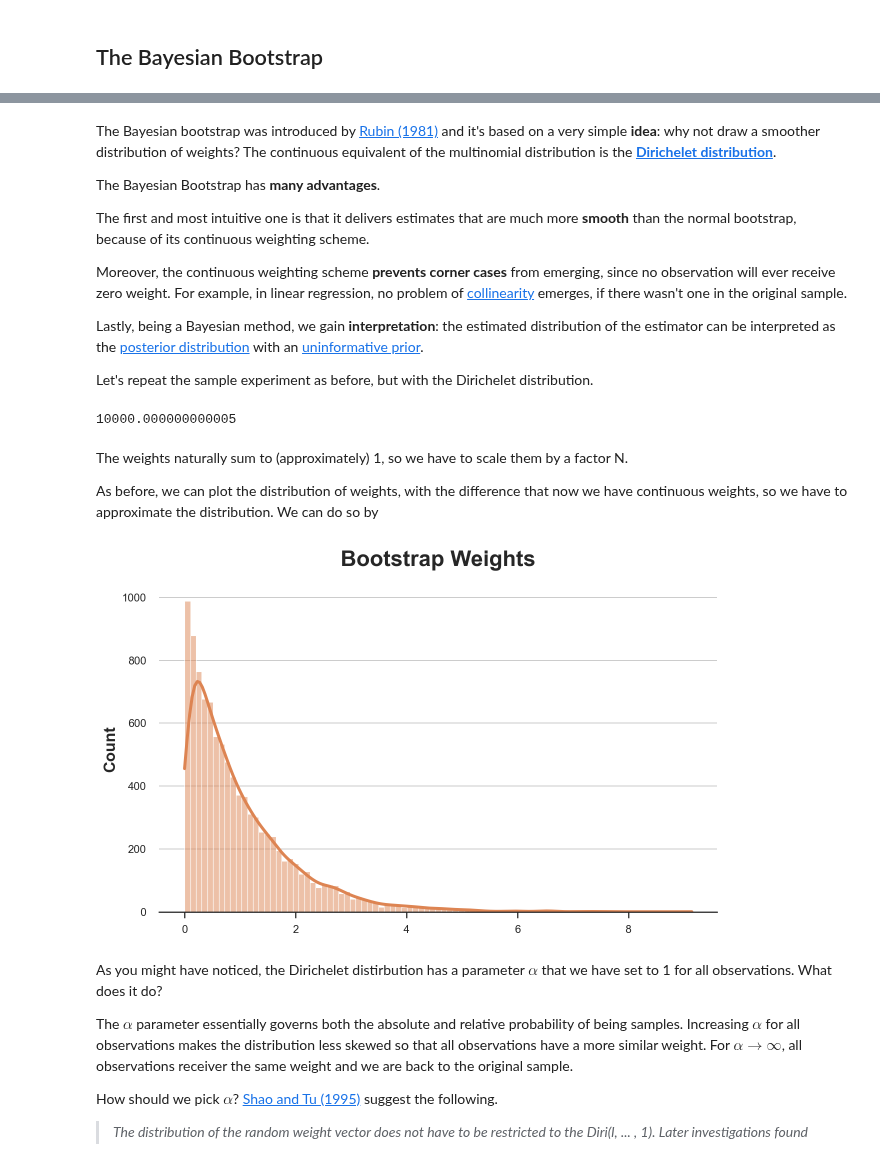
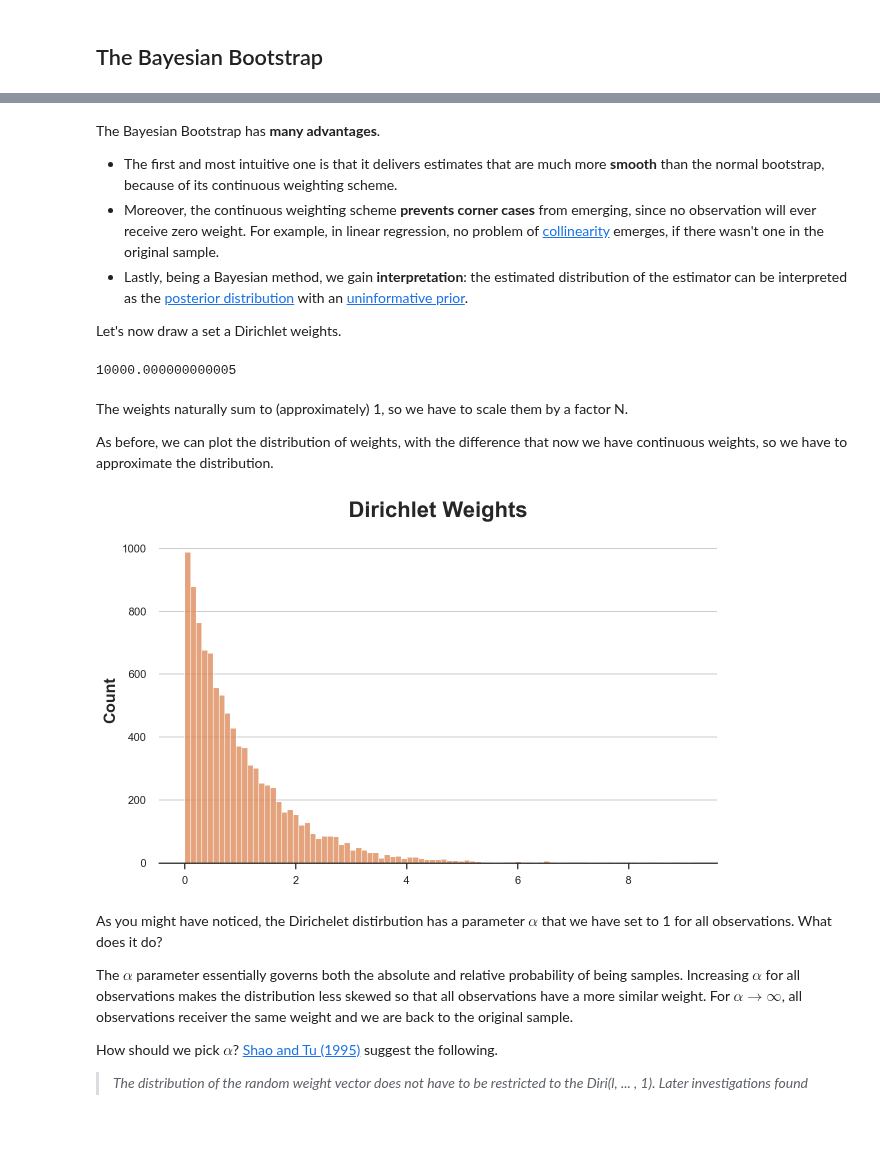
Before and after one commit to matteocourthoud/Blog-Posts, a Jupyter notebook: notebooks/bayes_boot.ipynb, the cells around one changed output, grey strips where cells are left out. Saved outputs shown, nothing was run; the diff lists cells and outputs as text; code cells hidden in the pictures; blank space fills up the shorter version.

```diff
--- a/notebooks/bayes_boot.ipynb
+++ b/notebooks/bayes_boot.ipynb
@@ -63,15 +76,11 @@ Very good question! The **Bayesian Bootstrap** is the answer.
 # %% [markdown]
-The Bayesian bootstrap was introduced by [Rubin (1981)](https://www.jstor.org/stable/2240875) and it's based on a very simple **idea**: why not draw a smoother distribution of weights? The continuous equivalent of the multinomial distribution is the [**Dirichelet distribution**](https://en.wikipedia.org/wiki/Dirichlet_distribution).
-
 The Bayesian Bootstrap has **many advantages**.
 
-The first and most intuitive one is that it delivers estimates that are much more **smooth** than the normal bootstrap, because of its continuous weighting scheme.
+- The first and most intuitive one is that it delivers estimates that are much more **smooth** than the normal bootstrap, because of its continuous weighting scheme.
+- Moreover, the continuous weighting scheme **prevents corner cases** from emerging, since no observation will ever receive zero weight. For example, in linear regression, no problem of [collinearity](https://en.wikipedia.org/wiki/Multicollinearity) emerges, if there wasn't one in the original sample.
+- Lastly, being a Bayesian method, we gain **interpretation**: the estimated distribution of the estimator can be interpreted as the [posterior distribution](https://en.wikipedia.org/wiki/Posterior_probability) with an [uninformative prior](https://en.wikipedia.org/wiki/Prior_probability).
 
-Moreover, the continuous weighting scheme **prevents corner cases** from emerging, since no observation will ever receive zero weight. For example, in linear regression, no problem of [collinearity](https://en.wikipedia.org/wiki/Multicollinearity) emerges, if there wasn't one in the original sample.
-
-Lastly, being a Bayesian method, we gain **interpretation**: the estimated distribution of the estimator can be interpreted as the [posterior distribution](https://en.wikipedia.org/wiki/Posterior_probability) with an [uninformative prior](https://en.wikipedia.org/wiki/Prior_probability).
-
-Let's repeat the sample experiment as before, but with the Dirichelet distribution.
+Let's now draw a set a Dirichlet weights.
 # %%
 bayesian_weights = np.random.dirichlet(alpha=np.ones(N), size=1)[0] * N
 np.sum(bayesian_weights)
@@ -80,11 +89,11 @@ np.sum(bayesian_weights)
 # %% [markdown]
 The weights naturally sum to (approximately) 1, so we have to scale them by a factor N.
 
-As before, we can plot the distribution of weights, with the difference that now we have continuous weights, so we have to approximate the distribution. We can do so by
+As before, we can plot the distribution of weights, with the difference that now we have continuous weights, so we have to approximate the distribution.
 # %%
-sns.histplot(bayesian_weights, color='C1', kde=True).set(title='Bootstrap Weights');
+sns.histplot(bayesian_weights, color='C1').set(title='Dirichlet Weights');
 # %% [output]
-[figure, old version]
+[figure, new version]
 # %% [markdown]
 As you might have noticed, the Dirichelet distirbution has a parameter $\alpha$ that we have set to 1 for all observations. What does it do?
 
```
Also changed, not shown: parts of 12 cells of this notebook, 1 other file.
